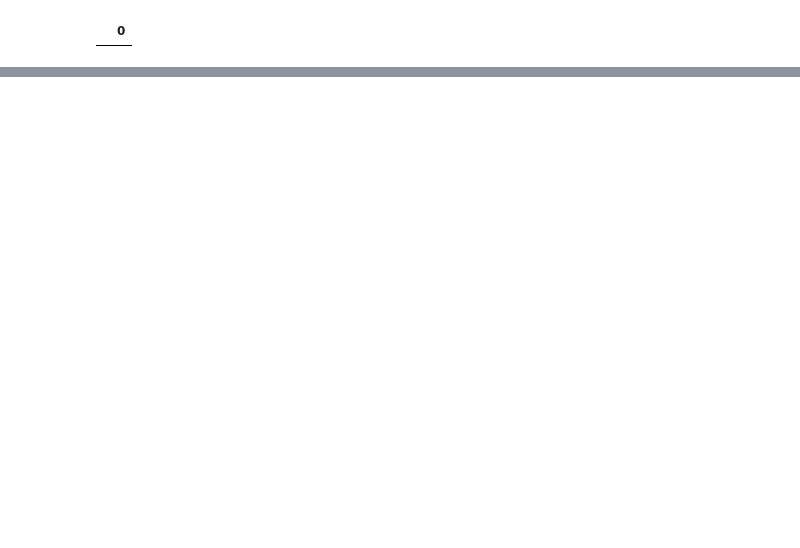
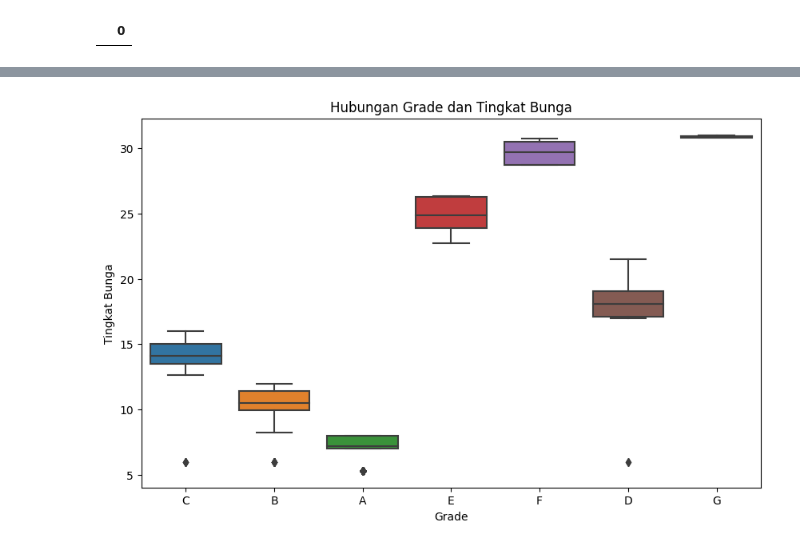
Before and after one commit to anisfreelancer71/KUMPULAN-CODE-IN-PROJECTS, a Jupyter notebook: Salinan_dari_02_Dataset,_Target_Variable,_dan_Missing_Values!.ipynb, the cells around one changed output, grey strips where cells are left out. Saved outputs shown, nothing was run; the diff lists cells and outputs as text; code cells hidden in the pictures; blank space fills up the shorter version.

```diff
--- a/Salinan_dari_02_Dataset,_Target_Variable,_dan_Missing_Values!.ipynb
+++ b/Salinan_dari_02_Dataset,_Target_Variable,_dan_Missing_Values!.ipynb
@@ -113,0 +121,10 @@ missing_values.sort_values([0],ascending=False)
+# %%
+# Contoh 2: Box Plot
+plt.figure(figsize=(10, 6))
+sns.boxplot(data=data_loan, x='grade', y='int_rate')
+plt.title('Hubungan Grade dan Tingkat Bunga')
+plt.xlabel('Grade')
+plt.ylabel('Tingkat Bunga')
+plt.show()
+# %% [output]
+[figure, added]
```
Also changed, not shown: parts of 28 cells of this notebook.
